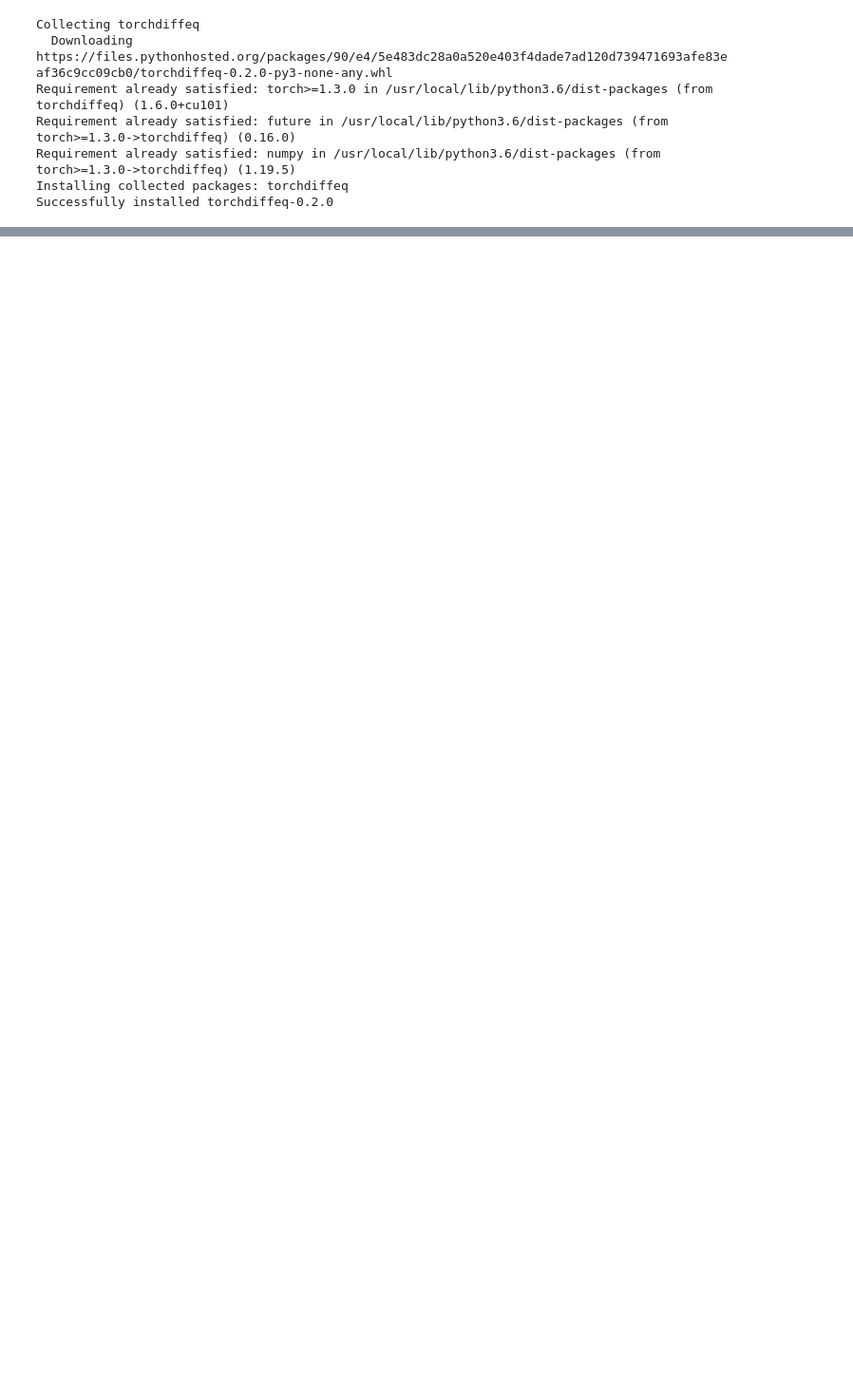
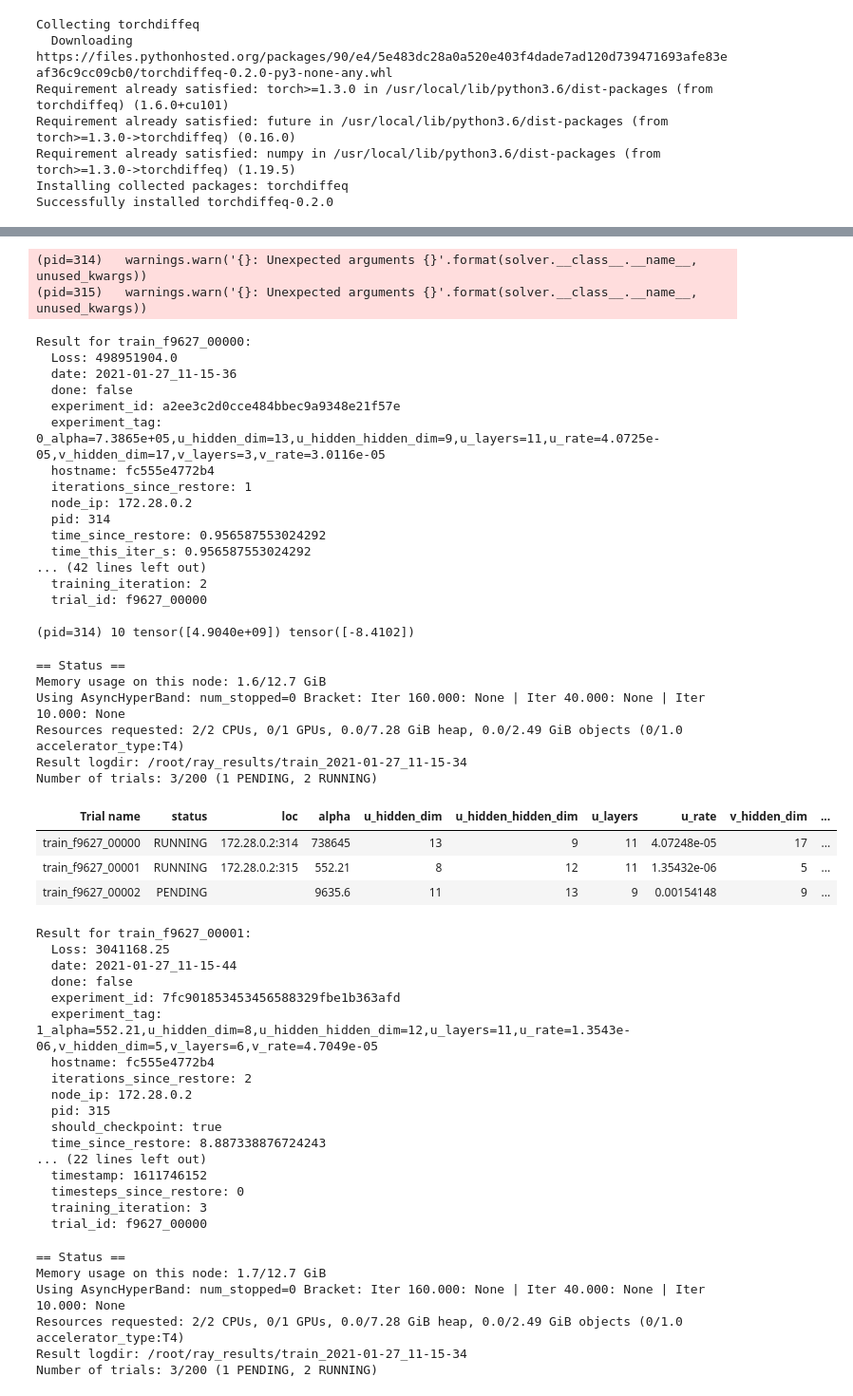
Before and after one commit to paulvoliva/Public-PDE-Solvers, a Jupyter notebook: Black_Scholes_NCDE_GAN.ipynb, the cells around one changed output, grey strips where cells are left out. Shown at 95% size. Drawn from its saved outputs; the diff is of its cells as text; code cells hidden in the pictures; blank space fills up the shorter version.

```diff
--- a/Black_Scholes_NCDE_GAN.ipynb
+++ b/Black_Scholes_NCDE_GAN.ipynb
@@ -138,7 +138,7 @@ def train(config, checkpoint_dir=None):
       dev = "cpu"
 
     device = torch.device(dev)
-    print(device)
+    #print(device)
 
     ''' # Parameters'''
 
@@ -261,8 +261,6 @@ def train(config, checkpoint_dir=None):
         y_output_u.backward(torch.ones_like(y_output_u), retain_graph=True)
         du = {}
         for i in range(dim):
-            X[i].retain_grad()
-            print(X[i])
             du['du_'+str(i)] = X[i].grad[:, ::step, :]
         phi.backward(torch.ones_like(phi), retain_graph=True)
         dphi = {}
@@ -363,7 +361,7 @@ def train(config, checkpoint_dir=None):
             #error_test = torch.mean(
                 #torch.sqrt(torch.square((func_u_sol(x[:, ::step, :], y[:, ::step, :], t[:, ::step, :]) - prediction_u.data)))).data
             #print("error test " + str(error_test))
-            '''
+
             tune.report(Loss=Loss.item())
 
             with tune.checkpoint_dir(k) as checkpoint_dir:
@@ -414,7 +412,7 @@ analysis = tune.run(
 best_trial = analysis.get_best_trial(metric="Loss", mode="min")
 print("Best trial config: {}".format(best_trial.config))
 '''
-'''
+
 best_trained_generator = NeuralRDE(3, logsig_dim, best_trial.config['u_hidden_dim'], 1, hidden_hidden_dim=best_trial.config['u_hidden_hidden_dim'], num_layers=best_trial.config['u_layers'], return_sequences=True)
 best_trained_discriminator = discriminator(best_trial.config)
 
@@ -460,0 +436,52 @@ KeyboardInterrupt: ignored
+(pid=314)   warnings.warn('{}: Unexpected arguments {}'.format(solver.__class__.__name__, unused_kwargs))
+(pid=315)   warnings.warn('{}: Unexpected arguments {}'.format(solver.__class__.__name__, unused_kwargs))
+Result for train_f9627_00000:
+  Loss: 498951904.0
+  date: 2021-01-27_11-15-36
+  done: false
+  experiment_id: a2ee3c2d0cce484bbec9a9348e21f57e
+  experiment_tag: 0_alpha=7.3865e+05,u_hidden_dim=13,u_hidden_hidden_dim=9,u_layers=11,u_rate=4.0725e-05,v_hidden_dim=17,v_layers=3,v_rate=3.0116e-05
+  hostname: fc555e4772b4
+  iterations_since_restore: 1
+  node_ip: 172.28.0.2
+  pid: 314
+  time_since_restore: 0.956587553024292
+  time_this_iter_s: 0.956587553024292
+... (42 lines left out)
+  training_iteration: 2
+  trial_id: f9627_00000
+
+(pid=314) 10 tensor([4.9040e+09]) tensor([-8.4102])
+== Status ==
+Memory usage on this node: 1.6/12.7 GiB
+Using AsyncHyperBand: num_stopped=0 Bracket: Iter 160.000: None | Iter 40.000: None | Iter 10.000: None
+Resources requested: 2/2 CPUs, 0/1 GPUs, 0.0/7.28 GiB heap, 0.0/2.49 GiB objects (0/1.0 accelerator_type:T4)
+Result logdir: /root/ray_results/train_2021-01-27_11-15-34
+Number of trials: 3/200 (1 PENDING, 2 RUNNING)
+| Trial name | status | loc | alpha | u_hidden_dim | u_hidden_hidden_dim | u_layers | u_rate | v_hidden_dim | ... |
+| train_f9627_00000 | RUNNING | 172.28.0.2:314 | 738645 | 13 | 9 | 11 | 4.07248e-05 | 17 | ... |
+| train_f9627_00001 | RUNNING | 172.28.0.2:315 | 552.21 | 8 | 12 | 11 | 1.35432e-06 | 5 | ... |
+| train_f9627_00002 | PENDING |  | 9635.6 | 11 | 13 | 9 | 0.00154148 | 9 | ... |
+Result for train_f9627_00001:
+  Loss: 3041168.25
+  date: 2021-01-27_11-15-44
+  done: false
+  experiment_id: 7fc901853453456588329fbe1b363afd
+  experiment_tag: 1_alpha=552.21,u_hidden_dim=8,u_hidden_hidden_dim=12,u_layers=11,u_rate=1.3543e-06,v_hidden_dim=5,v_layers=6,v_rate=4.7049e-05
+  hostname: fc555e4772b4
+  iterations_since_restore: 2
+  node_ip: 172.28.0.2
+  pid: 315
+  should_checkpoint: true
+  time_since_restore: 8.887338876724243
+... (22 lines left out)
+  timestamp: 1611746152
+  timesteps_since_restore: 0
+  training_iteration: 3
+  trial_id: f9627_00000
+== Status ==
+Memory usage on this node: 1.7/12.7 GiB
+Using AsyncHyperBand: num_stopped=0 Bracket: Iter 160.000: None | Iter 40.000: None | Iter 10.000: None
+Resources requested: 2/2 CPUs, 0/1 GPUs, 0.0/7.28 GiB heap, 0.0/2.49 GiB objects (0/1.0 accelerator_type:T4)
+Result logdir: /root/ray_results/train_2021-01-27_11-15-34
+Number of trials: 3/200 (1 PENDING, 2 RUNNING)
```
Also changed, not shown: parts of 4 cells of this notebook.
